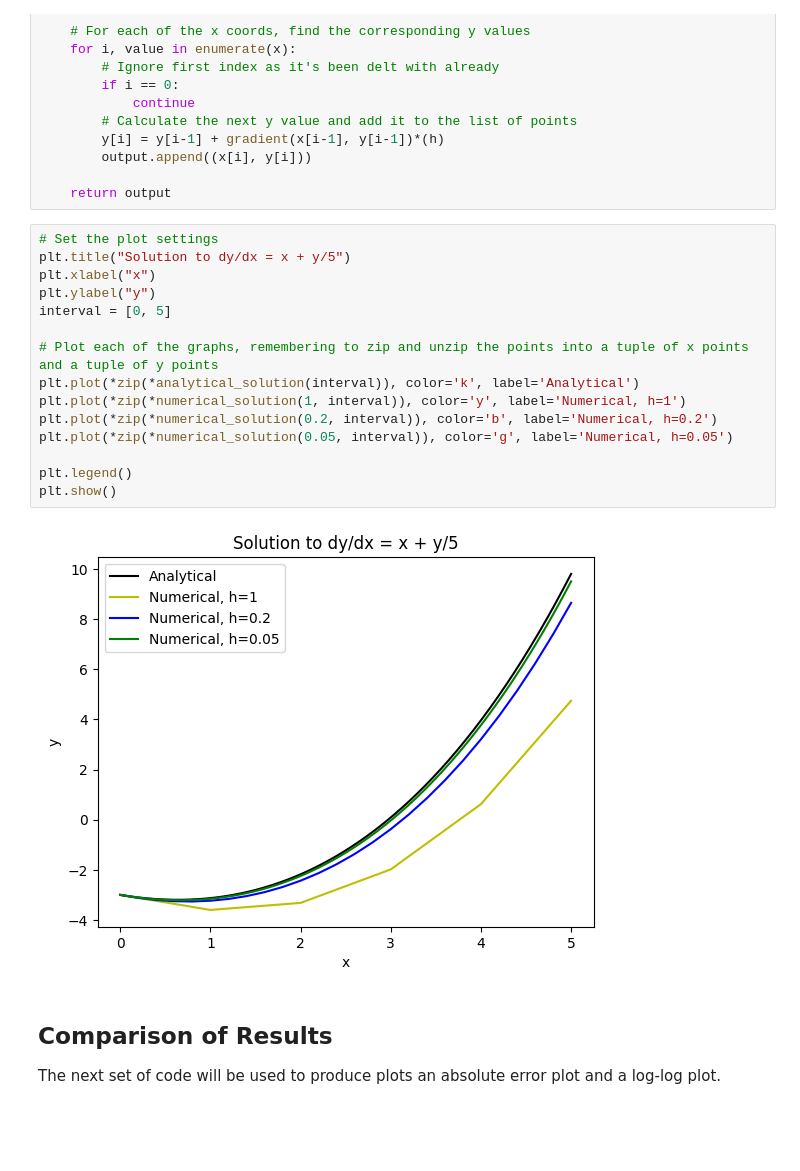
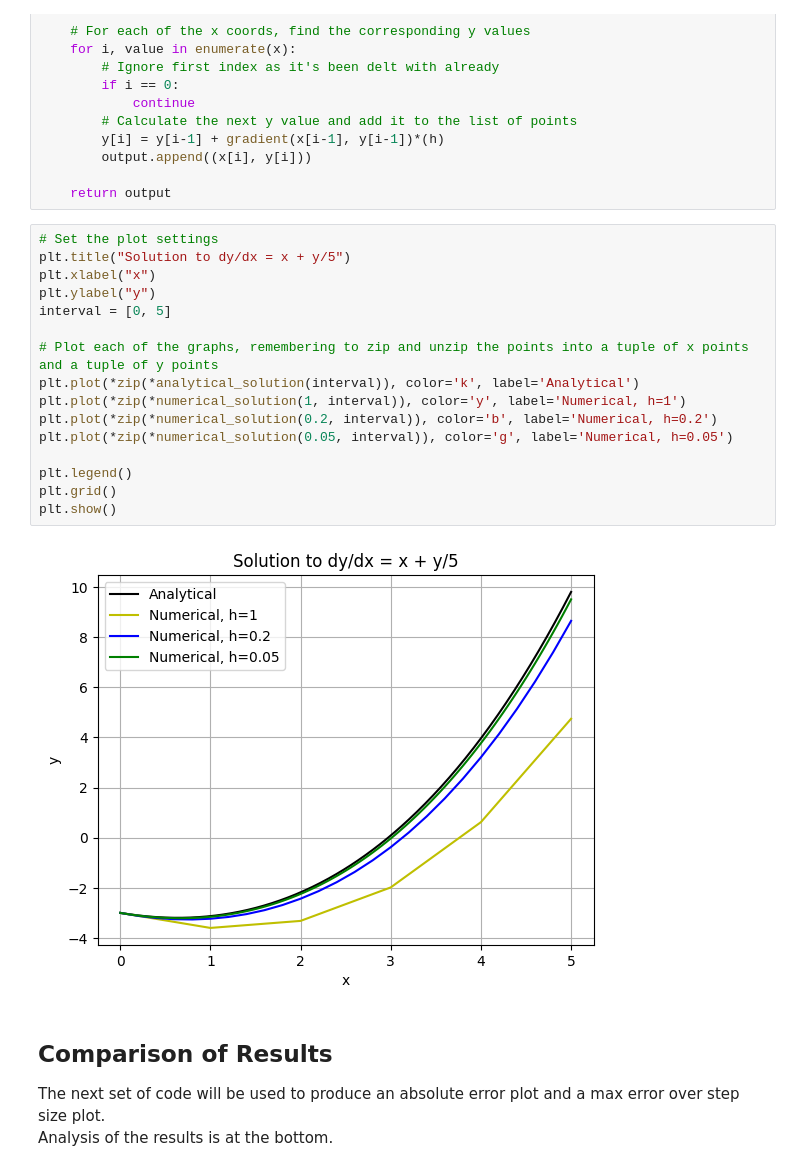
Before and after one commit to LaurenceBradshaw/ECM1416-Computational-Mathematics-Coursework, a Jupyter notebook: main.ipynb, the cells around one changed output. Drawn from its saved outputs; the diff is of its cells as text; blank space fills up the shorter version.

```diff
--- a/main.ipynb
+++ b/main.ipynb
@@ -172,23 +174,24 @@ def numerical_solution(h, interval):
 # %%
 # Set the plot settings
 plt.title("Solution to dy/dx = x + y/5")
 plt.xlabel("x")
 plt.ylabel("y")
 interval = [0, 5]
 
 # Plot each of the graphs, remembering to zip and unzip the points into a tuple of x points and a tuple of y points
 plt.plot(*zip(*analytical_solution(interval)), color='k', label='Analytical')
 plt.plot(*zip(*numerical_solution(1, interval)), color='y', label='Numerical, h=1')
 plt.plot(*zip(*numerical_solution(0.2, interval)), color='b', label='Numerical, h=0.2')
 plt.plot(*zip(*numerical_solution(0.05, interval)), color='g', label='Numerical, h=0.05')
 
 plt.legend()
+plt.grid()
 plt.show()
 # %% [output]
-[figure, old version]
+[figure, new version]
 # %% [markdown]
 <h2>Comparison of Results</h2>
-<p>The next set of code will be used to produce plots an absolute error plot and a log-log plot.</p>
+<p>The next set of code will be used to produce an absolute error plot and a max error over step size plot.<br>Analysis of the results is at the bottom.</p>
 # %%
 def find_actual(x):
     '''
```
Also changed, not shown: parts of 6 cells of this notebook.
